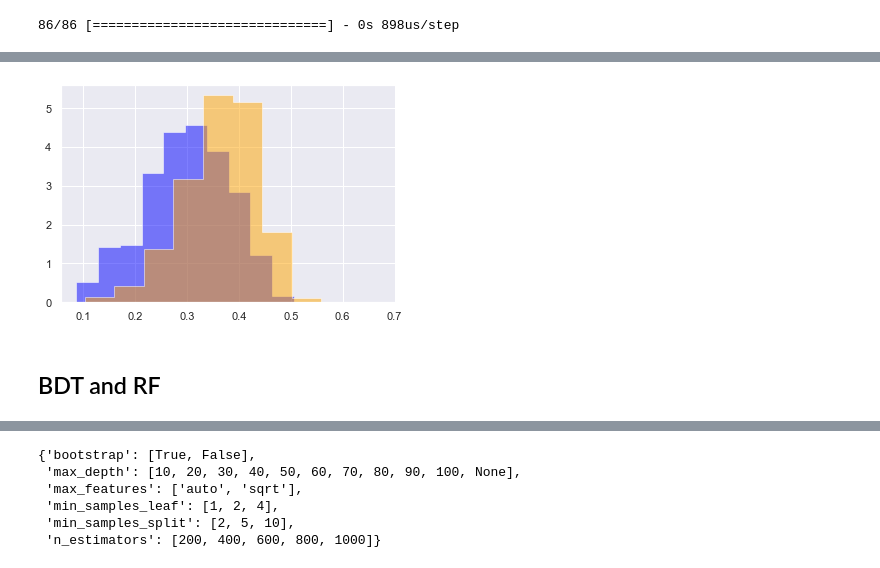
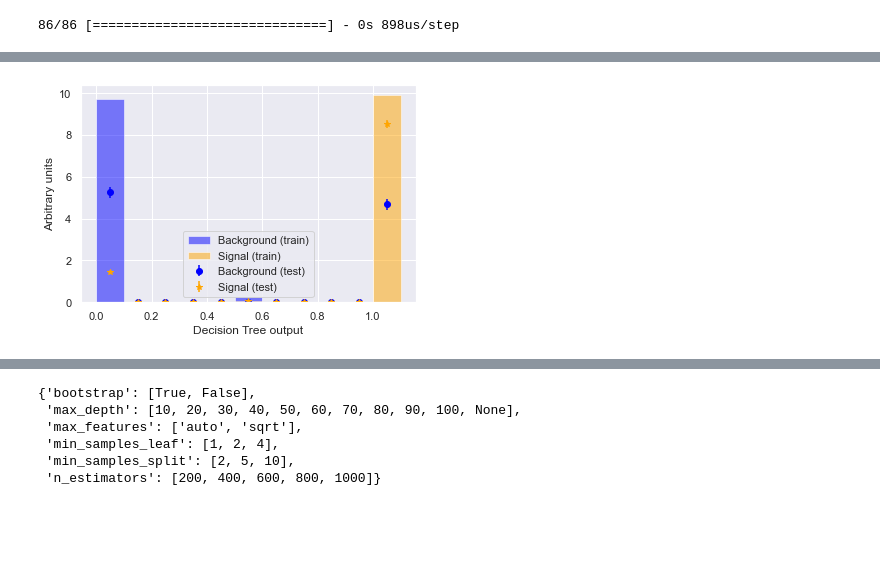
Before and after one commit to mghasemi19/ML_EconEduc, a Jupyter notebook: Type_classification.ipynb, the cells around one changed output, grey strips where cells are left out. Cells and saved outputs as stored; diff of their text form; code cells hidden in the pictures; blank space fills up the shorter version.

Commit message:
Final plots for overfit checking

```diff
--- a/Type_classification.ipynb
+++ b/Type_classification.ipynb
@@ -643,3 +685,5 @@ fpr_NN_opt, tpr_NN_opt, thresholds_NN_opt = roc_curve(y_test, Y_predict_opt)
 343/343 [==============================] - 0s 1ms/step
 [figure]
 86/86 [==============================] - 0s 898us/step
+# %%
+compare_train_test(drop_model, X_train, y_train, X_test, y_test, 'Neural Netwrok optimized output')
@@ -646,18 +758,60 @@ fpr_NN_opt, tpr_NN_opt, thresholds_NN_opt = roc_curve(y_test, Y_predict_opt)
 # %%
-prob_NN_opt = drop_model.predict(scaler.transform(X))
-decisions_NN_opt = []
-d1 = drop_model.predict(X[y<0.5]) # background
-d2 = drop_model.predict(X[y>0.5]) # signal
-decisions_NN_opt += [d1, d2] # add to list of classifier decision
+def compare_train_test(clf, X_train, y_train, X_test, y_test, xlabel):
+    decisions = [] # list to hold decisions of classifier
+    for X,y in ((X_train, y_train), (X_test, y_test)): # train and test
+        d1 = clf.predict_proba(X[y<0.5])[:, 1] # background
+        d2 = clf.predict_proba(X[y>0.5])[:, 1] # signal
+        decisions += [d1, d2] # add to list of classifier decision
 
-plt.hist(decisions_NN_opt[0], # background in train set
-        density=True, # area under the histogram will sum to 1
-        histtype='stepfilled', # lineplot that's filled
-        color='blue', label='Background (train)', # Background (train)
-        alpha=0.5 ); # half transparency
-plt.hist(decisions_NN_opt[1], # signal in train set
-        density=True, # area under the histogram will sum to 1
-        histtype='stepfilled', # lineplot that's filled
-        color='orange', label='Signal (train)', # Signal (train)
-        alpha=0.5 ); # half transparency
+    highest_decision = max(np.max(d) for d in decisions) # get maximum score
+    bin_edges = [] # list to hold bin edges
+    bin_edge = -0.1 # start counter for bin_edges
+    while bin_edge < highest_decision: # up to highest score
+        bin_edge += 0.1 # increment
+        bin_edges.append(bin_edge)
+
+    # Training plots
+    plt.hist(decisions[0], # background in train set
+            bins=bin_edges, # lower and upper range of the bins
+            density=True, # area under the histogram will sum to 1
+            histtype='stepfilled', # lineplot that's filled
+            color='blue', label='Background (train)', # Background (train)
+            alpha=0.5 ) # half transparency
+    plt.hist(decisions[1], # signal in train set
+            bins=bin_edges, # lower and upper range of the bins
+            density=True, # area under the histogram will sum to 1
+            histtype='stepfilled', # lineplot that's filled
+            color='orange', label='Signal (train)', # Signal (train)
+            alpha=0.5 ) # half transparency
+
+    # Testing plots
+    hist_background, bin_edges = np.histogram(decisions[2], # background test
+                                            bins=bin_edges, # number of bins in function definition
+                                            density=True ) # area under the histogram will sum to 1
+
+    scale = len(decisions[2]) / sum(hist_background) # between raw and normalised
+    err_background = np.sqrt(hist_background * scale) / scale # error on test background
+
+    width = 0.1 # histogram bin width
+    center = (bin_edges[:-1] + bin_edges[1:]) / 2 # bin centres
+
+    plt.errorbar(x=center, y=hist_background, yerr=err_background, fmt='o', # circles
+                c='blue', label='Background (test)' ) # Background (test)
+
+    hist_signal, bin_edges = np.histogram(decisions[3], # siganl test
+                                        bins=bin_edges, # number of bins in function definition
+                                        density=True ) # area under the histogram will sum to 1
+
+    scale = len(decisions[3]) / sum(hist_signal) # between raw and normalised
+    err_signal = np.sqrt(hist_signal * scale) / scale # error on test background
+
+    plt.errorbar(x=center, y=hist_signal, yerr=err_signal, fmt='*', # circles
+                c='orange', label='Signal (test)' ) # Signal (test)
+
+    plt.xlabel(xlabel) # write x-axis label
+    plt.ylabel("Arbitrary units") # write y-axis label
+    plt.legend() # add legend
+
+
+compare_train_test(dtree, X_train, y_train, X_test, y_test, 'Decision Tree output')
 # %% [output]
@@ -667,3 +818 @@ plt.hist(decisions_NN_opt[1], # signal in train set
-[figure, old version]
+[figure, new version]
-# %% [markdown]
-## BDT and RF
```
Also changed, not shown: parts of 17 cells of this notebook.
